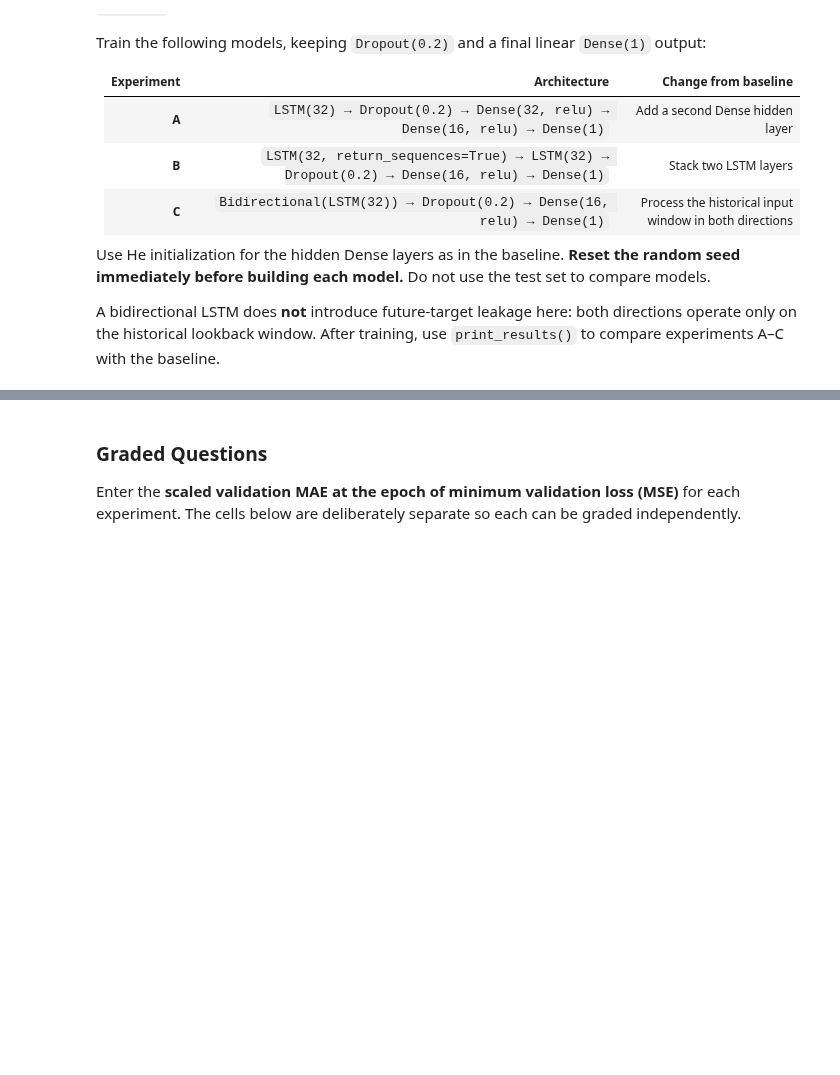
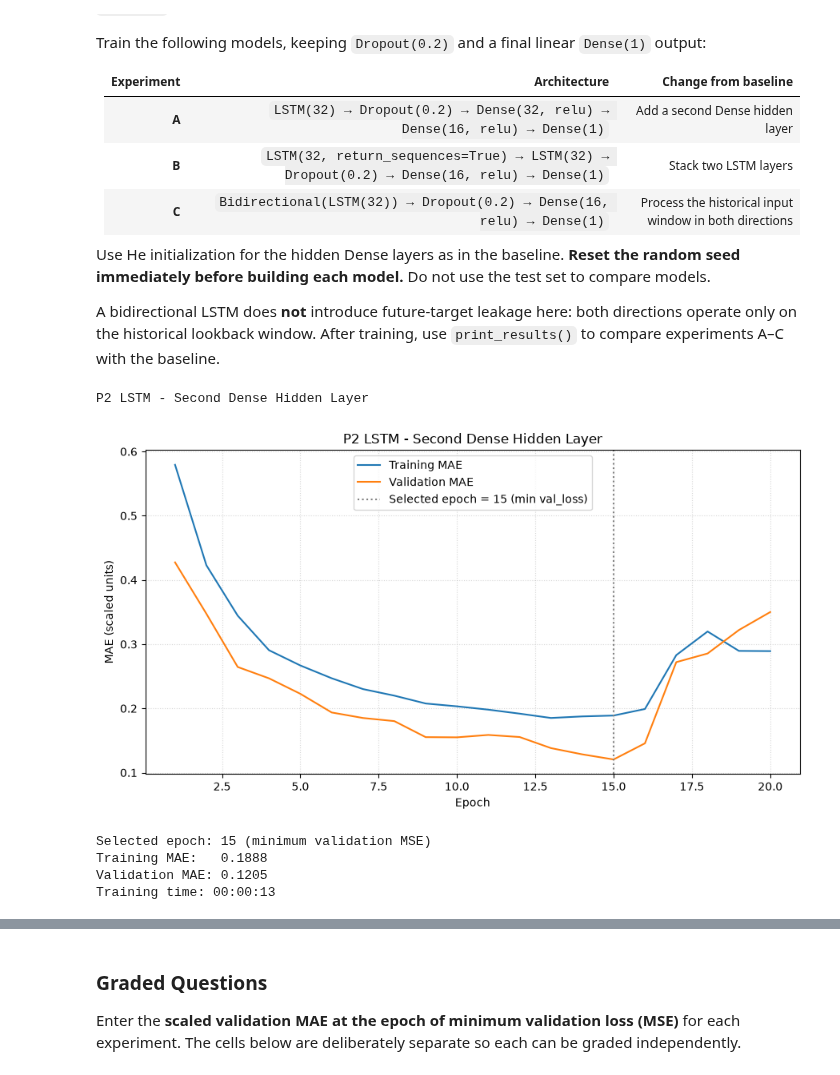
Before and after one commit to aidandig/DX703-HW, a Jupyter notebook: Homework_08.ipynb, the cells around one changed output, grey strips where cells are left out. Saved outputs shown, nothing was run; the diff lists cells and outputs as text; code cells hidden in the pictures; blank space fills up the shorter version.

```diff
--- a/Homework_08.ipynb
+++ b/Homework_08.ipynb
@@ -844,4 +841,39 @@ Use He initialization for the hidden Dense layers as in the baseline. **Reset th
 
 A bidirectional LSTM does **not** introduce future-target leakage here: both directions operate only on the historical lookback window. After training, use `print_results()` to compare experiments A–C with the baseline.
 # %%
-# Your code here; add as many cells as you like
+# Experiment A
+
+lookback = 24 * 7
+horizon  = 1
+
+X_train, y_train, X_val, y_val, X_test, y_test = build_datasets(lookback, horizon)
+
+tf.keras.utils.set_random_seed(random_seed)
+
+p2_A_model = Sequential([
+                  Input(shape=(lookback, 1)),
+                  LSTM(32),
+                  Dropout(0.2),
+                  Dense(32, activation="relu",
+                        kernel_initializer=keras.initializers.HeNormal(seed=random_seed)),
+                  Dense(16, activation="relu",
+                        kernel_initializer=keras.initializers.HeNormal(seed=random_seed)),
+                  Dense(horizon)
+            ])
+
+# Preserve configuration and datasets
+p2_A_lookback = lookback
+p2_A_horizon = horizon
+p2_A_X_val, p2_A_y_val = X_val, y_val
+p2_A_X_test, p2_A_y_test = X_test, y_test
+
+p2_A_history, p2_A_info = train_and_validate(
+    p2_A_model, title="P2 LSTM - Second Dense Hidden Layer", verbose=0, return_history=True
+)
+# %% [output]
+P2 LSTM - Second Dense Hidden Layer
+[figure, added]
+Selected epoch: 15 (minimum validation MSE)
+Training MAE:   0.1888
+Validation MAE: 0.1205
+Training time: 00:00:13
```
Also changed, not shown: parts of 33 cells of this notebook.
